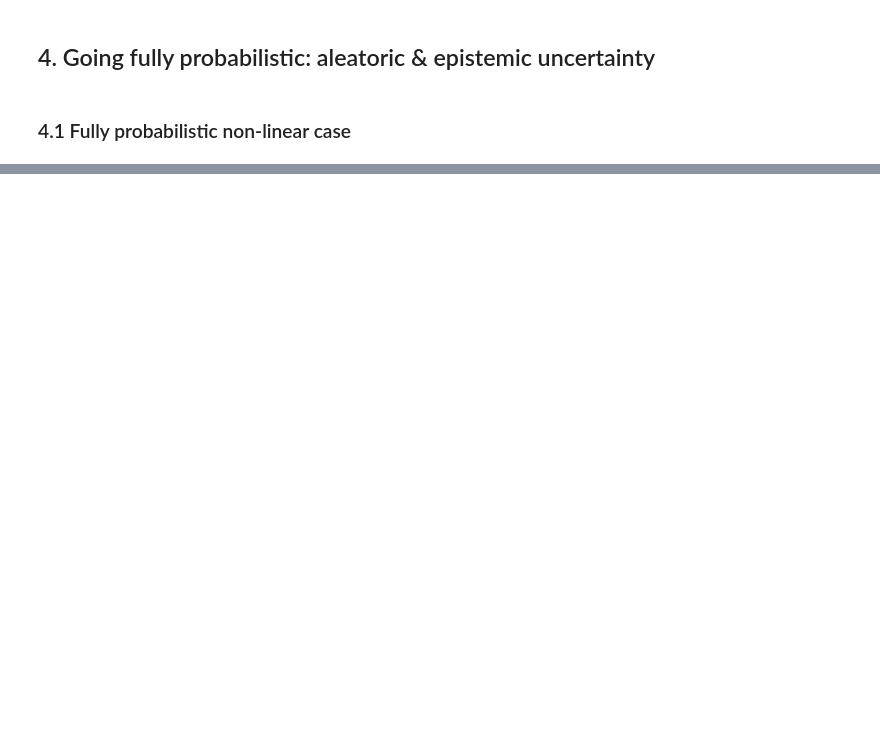
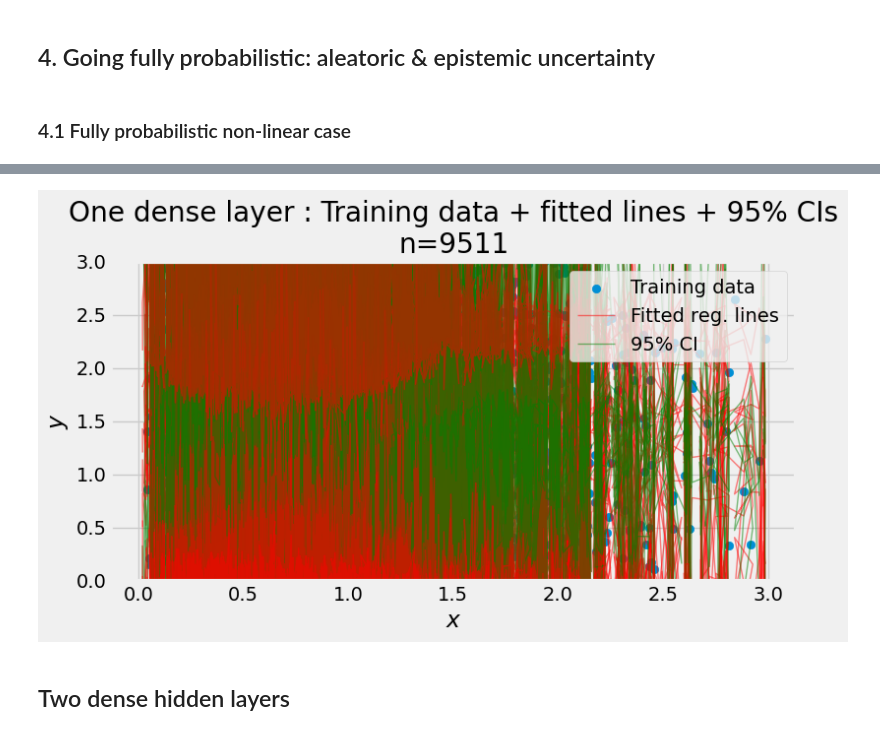
Before and after one commit to sylvielsstfr/MyDeepNN, a Jupyter notebook: PhotoZ/PhotoZInRail/notebooks/Alex_PyData_Global_2021_nb_full_forPhotoZ.ipynb, the cells around one changed output, grey strips where cells are left out. Saved outputs shown, nothing was run; the diff lists cells and outputs as text; code cells hidden in the pictures; blank space fills up the shorter version.

```diff
--- a/PhotoZ/PhotoZInRail/notebooks/Alex_PyData_Global_2021_nb_full_forPhotoZ.ipynb
+++ b/PhotoZ/PhotoZInRail/notebooks/Alex_PyData_Global_2021_nb_full_forPhotoZ.ipynb
@@ -738,0 +677,2 @@ model_bigfull.summary()
+# %%
+y_pred_train = model_onedenselayer(x_train).sample()
@@ -738,0 +691,40 @@ model_bigfull.summary()
+# %%
+# Plot fitted regression lines
+N_ITERS = 15
+
+plt.figure(figsize=(8, 4))
+
+#------------------------------
+
+plt.scatter(y_train, y_pred_train, alpha=1, label='Training data')
+for _ in range(N_ITERS):
+
+    # Compute conf ints
+    y_sample = model_onedenselayer(x_train).sample()
+    y_hat = model_onedenselayer(x_train).mean()
+    y_sd = model_onedenselayer(x_train).stddev()
+    y_hat_lower = y_hat - 2 * y_sd
+    y_hat_upper = y_hat + 2 * y_sd
+
+
+    if _ == 0:
+        plt.plot(y_train, y_hat, color='red', alpha=.5, lw=1, label='Fitted reg. lines')
+        plt.plot(y_train, y_hat_lower, c='g', alpha=.5, lw=1, label='95% CI')
+        plt.plot(y_train, y_hat_upper, c='g', alpha=.5, lw=1)
+    else:
+        plt.plot(y_train, y_hat, color='red', alpha=.5, lw=1)
+        plt.plot(y_train, y_hat_lower, c='g', alpha=.5, lw=1)
+        plt.plot(y_train, y_hat_upper, c='g', alpha=.5, lw=1)
+
+plt.xlabel('$x$')
+plt.ylabel('$y$')
+plt.legend()
+plt.ylim(0,3)
+#------------------------------
+
+plt.title(f'One dense layer : Training data + fitted lines + 95% CIs\nn={n_samples}')
+plt.show()
+# %% [output]
+[figure, added]
+# %% [markdown]
+## Two dense hidden layers
```
Also changed, not shown: parts of 62 cells of this notebook.
